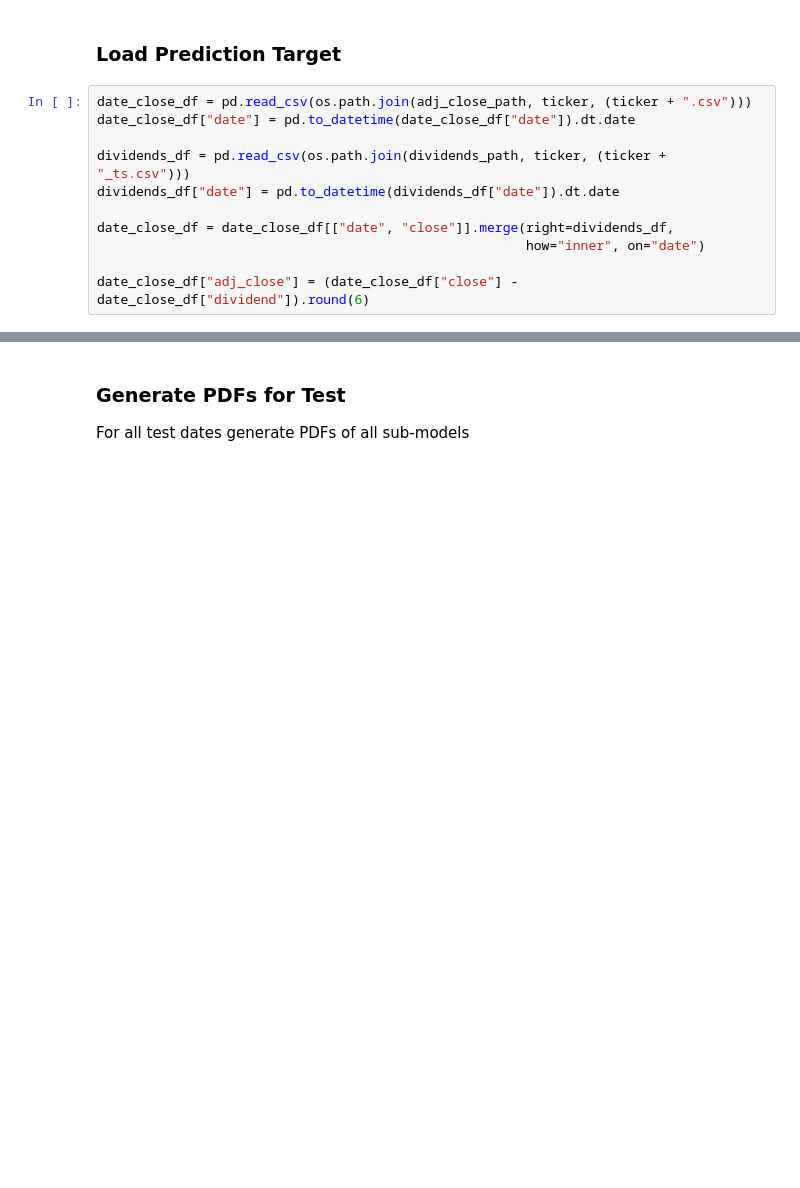
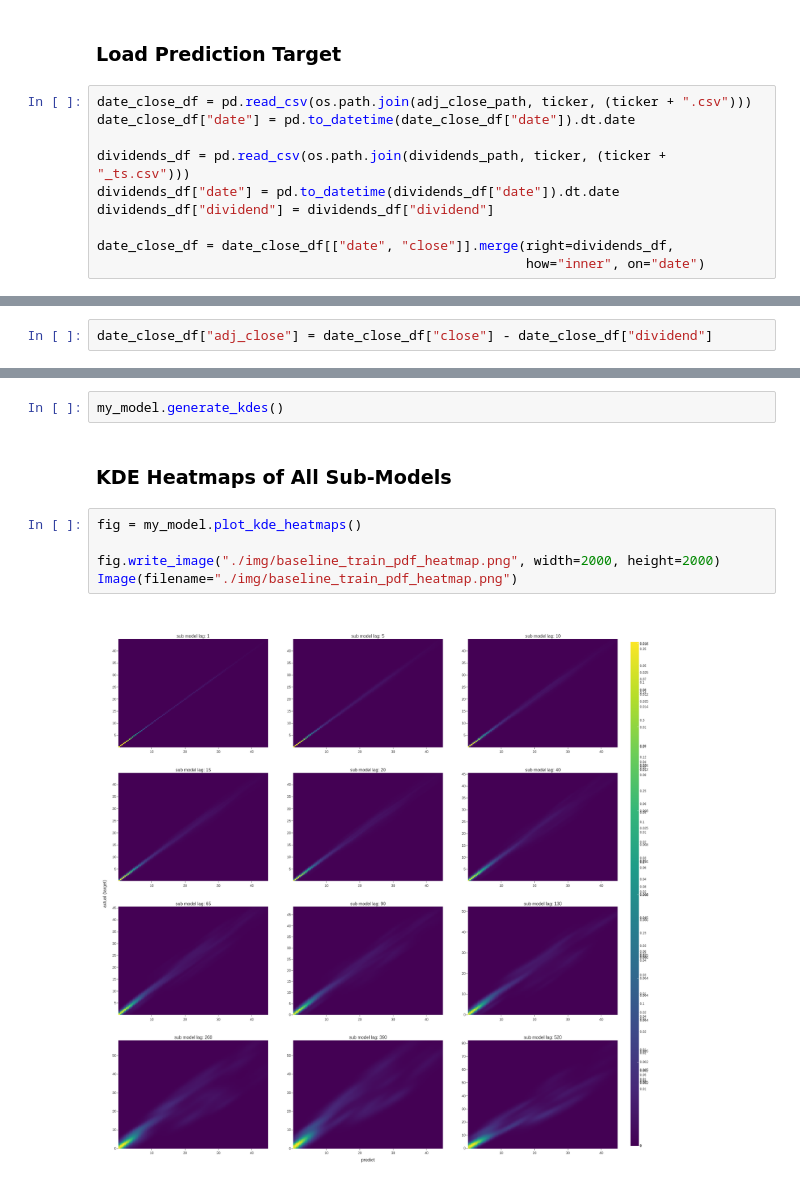
Before and after one commit to jacktan1/Options-Project, a Jupyter notebook: src/4-0_baseline_model.ipynb, the cells around one changed output, grey strips where cells are left out. Saved outputs shown, nothing was run; the diff lists cells and outputs as text; blank space fills up the shorter version.

Commit message:
update README, add to baseline model

```diff
--- a/src/4-0_baseline_model.ipynb
+++ b/src/4-0_baseline_model.ipynb
@@ -35,8 +34,7 @@ date_close_df["date"] = pd.to_datetime(date_close_df["date"]).dt.date
 
 dividends_df = pd.read_csv(os.path.join(dividends_path, ticker, (ticker + "_ts.csv")))
 dividends_df["date"] = pd.to_datetime(dividends_df["date"]).dt.date
+dividends_df["dividend"] = dividends_df["dividend"]
 
 date_close_df = date_close_df[["date", "close"]].merge(right=dividends_df,
                                                        how="inner", on="date")
-
-date_close_df["adj_close"] = (date_close_df["close"] - date_close_df["dividend"]).round(6)
@@ -42,0 +43,2 @@ date_close_df["adj_close"] = (date_close_df["close"] - date_close_df["dividend"]
+# %%
+date_close_df["adj_close"] = date_close_df["close"] - date_close_df["dividend"]
@@ -93,4 +64,11 @@ Image(filename="./img/baseline_train_pdf_heatmap.png")
-# %% [markdown]
-### Generate PDFs for Test
-
-For all test dates generate PDFs of all sub-models
+# %%
+my_model.generate_kdes()
+# %% [markdown]
+### KDE Heatmaps of All Sub-Models
+# %%
+fig = my_model.plot_kde_heatmaps()
+
+fig.write_image("./img/baseline_train_pdf_heatmap.png", width=2000, height=2000)
+Image(filename="./img/baseline_train_pdf_heatmap.png")
+# %% [output]
+[figure, added]
```
Also changed, not shown: parts of 27 cells of this notebook, 5 other files.
